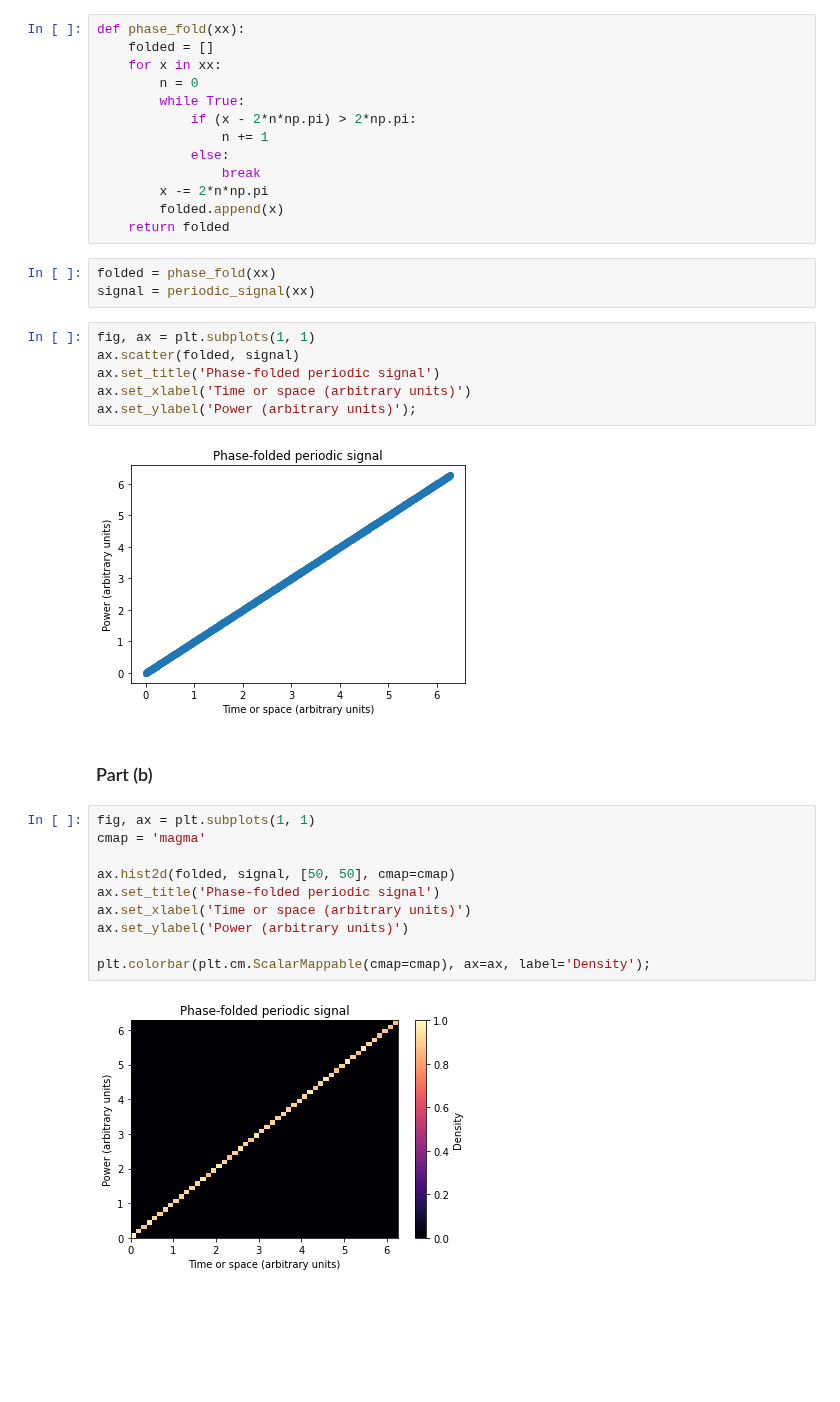
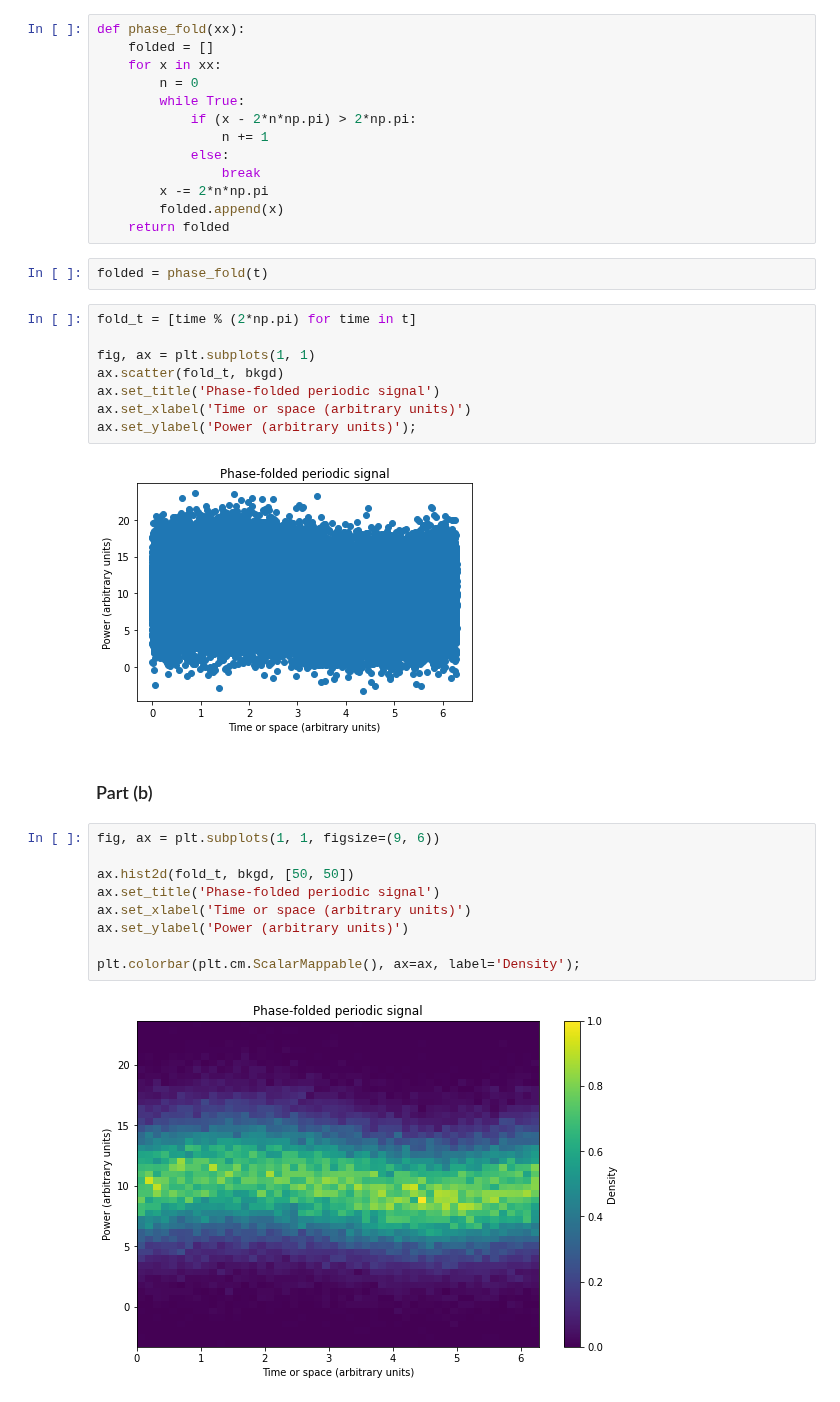
Before and after one commit to jrlivesey/PHYS-434, a Jupyter notebook: HW_4.ipynb, the cells around one changed output. Drawn from its saved outputs; the diff is of its cells as text; blank space fills up the shorter version.

Commit message:
finished hw 4 for real this time

```diff
--- a/HW_4.ipynb
+++ b/HW_4.ipynb
@@ -124,27 +107,27 @@ def phase_fold(xx):
         folded.append(x)
     return folded
 # %%
-folded = phase_fold(xx)
-signal = periodic_signal(xx)
+folded = phase_fold(t)
 # %%
+fold_t = [time % (2*np.pi) for time in t]
+
 fig, ax = plt.subplots(1, 1)
-ax.scatter(folded, signal)
+ax.scatter(fold_t, bkgd)
 ax.set_title('Phase-folded periodic signal')
 ax.set_xlabel('Time or space (arbitrary units)')
 ax.set_ylabel('Power (arbitrary units)');
 # %% [output]
-[figure, old version]
+[figure, new version]
 # %% [markdown]
 ### Part (b)
 # %%
-fig, ax = plt.subplots(1, 1)
-cmap = 'magma'
+fig, ax = plt.subplots(1, 1, figsize=(9, 6))
 
-ax.hist2d(folded, signal, [50, 50], cmap=cmap)
+ax.hist2d(fold_t, bkgd, [50, 50])
 ax.set_title('Phase-folded periodic signal')
 ax.set_xlabel('Time or space (arbitrary units)')
 ax.set_ylabel('Power (arbitrary units)')
 
-plt.colorbar(plt.cm.ScalarMappable(cmap=cmap), ax=ax, label='Density');
+plt.colorbar(plt.cm.ScalarMappable(), ax=ax, label='Density');
 # %% [output]
-[figure, old version]
+[figure, new version]
```
Also changed, not shown: parts of 13 cells of this notebook.
